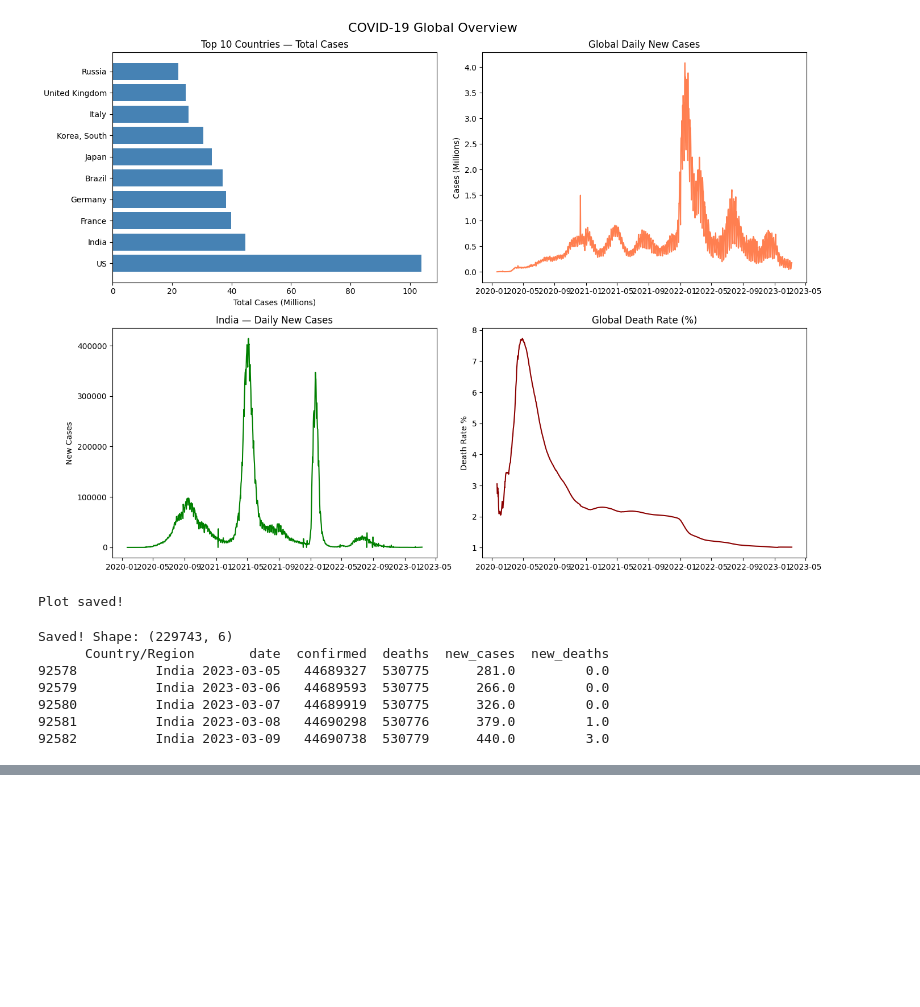
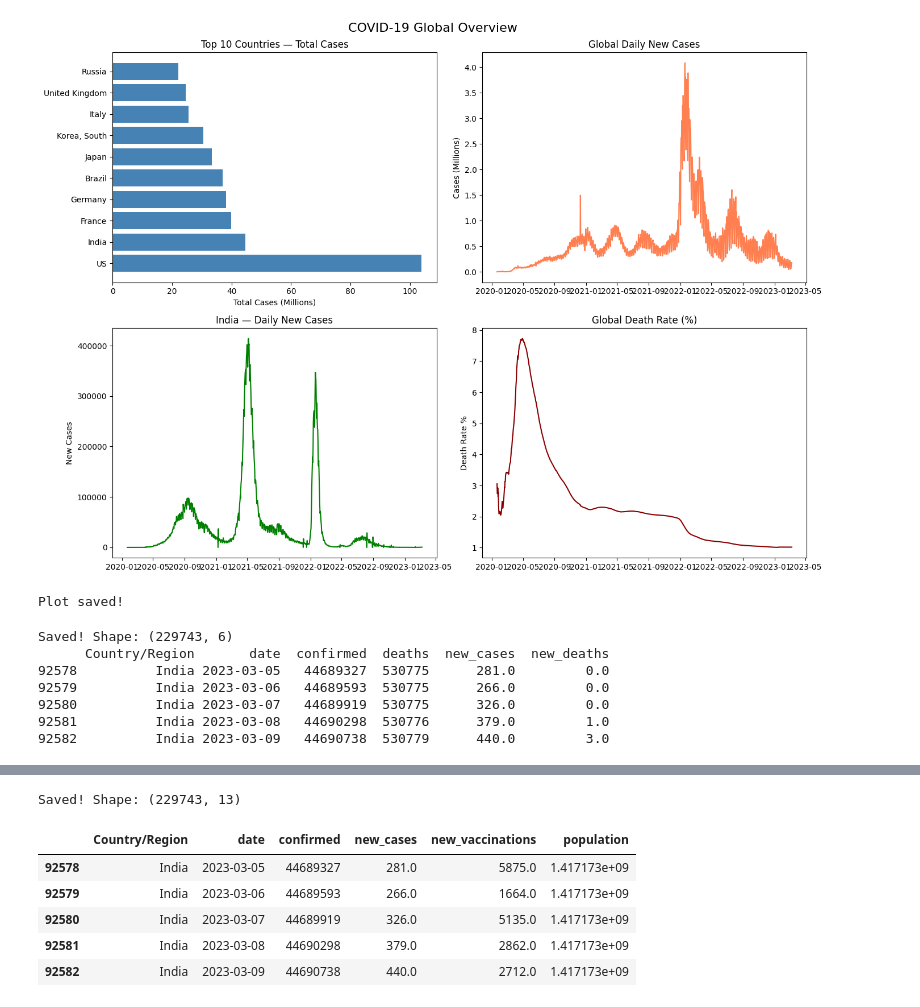
Before and after one commit to Sach11nnn/RogVision, a Jupyter notebook: notebooks/01_eda.ipynb, the cells around one changed output, grey strips where cells are left out. Drawn from its saved outputs; the diff is of its cells as text; code cells hidden in the pictures; blank space fills up the shorter version.

```diff
--- a/notebooks/01_eda.ipynb
+++ b/notebooks/01_eda.ipynb
@@ -146,0 +226,16 @@ Saved! Shape: (229743, 6)
+# %%
+df_merged.to_csv('../data/processed/covid_merged.csv', index=False)
+print(f"Saved! Shape: {df_merged.shape}")
+
+# Quick check — India ka data
+df_merged[df_merged['Country/Region'] == 'India'][
+    ['Country/Region','date','confirmed','new_cases','new_vaccinations','population']
+].tail(5)
+# %% [output]
+Saved! Shape: (229743, 13)
+|  | Country/Region | date | confirmed | new_cases | new_vaccinations | population |
+| 92578 | India | 2023-03-05 | 44689327 | 281.0 | 5875.0 | 1.417173e+09 |
+| 92579 | India | 2023-03-06 | 44689593 | 266.0 | 1664.0 | 1.417173e+09 |
+| 92580 | India | 2023-03-07 | 44689919 | 326.0 | 5135.0 | 1.417173e+09 |
+| 92581 | India | 2023-03-08 | 44690298 | 379.0 | 2862.0 | 1.417173e+09 |
+| 92582 | India | 2023-03-09 | 44690738 | 440.0 | 2712.0 | 1.417173e+09 |
```
Also changed, not shown: parts of 4 cells of this notebook.
